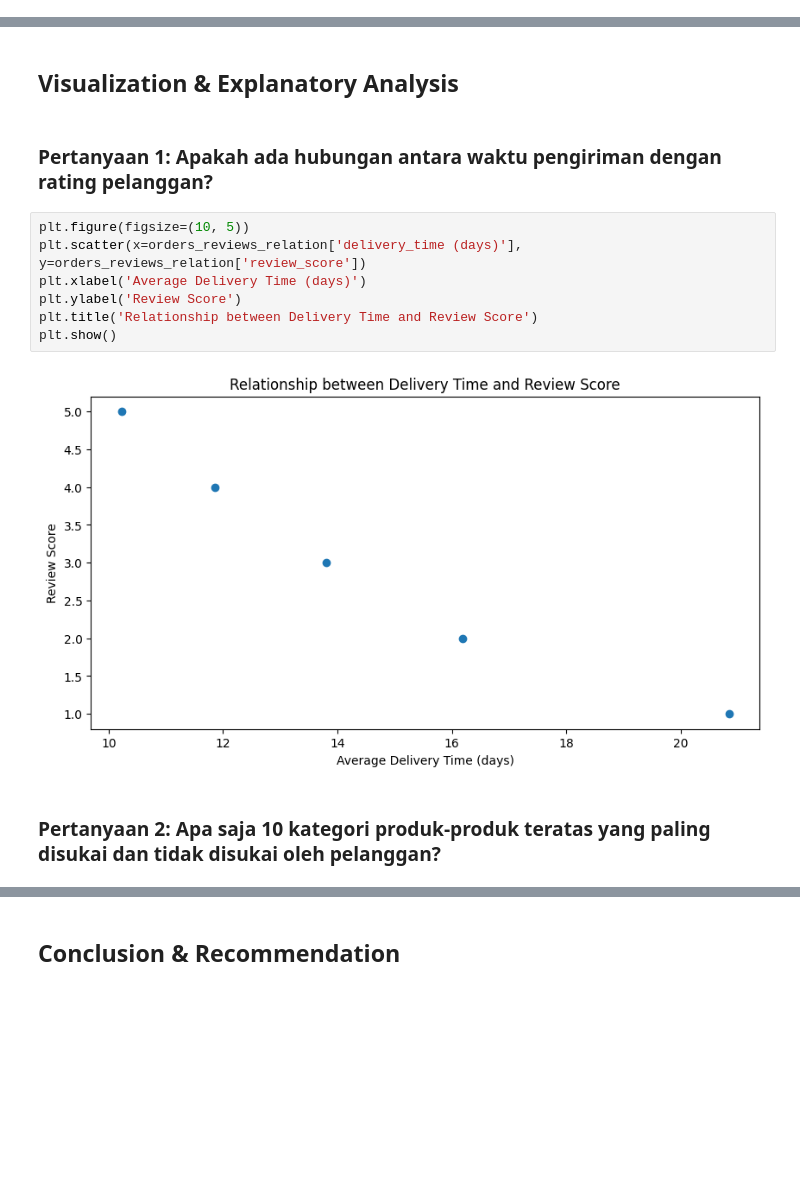
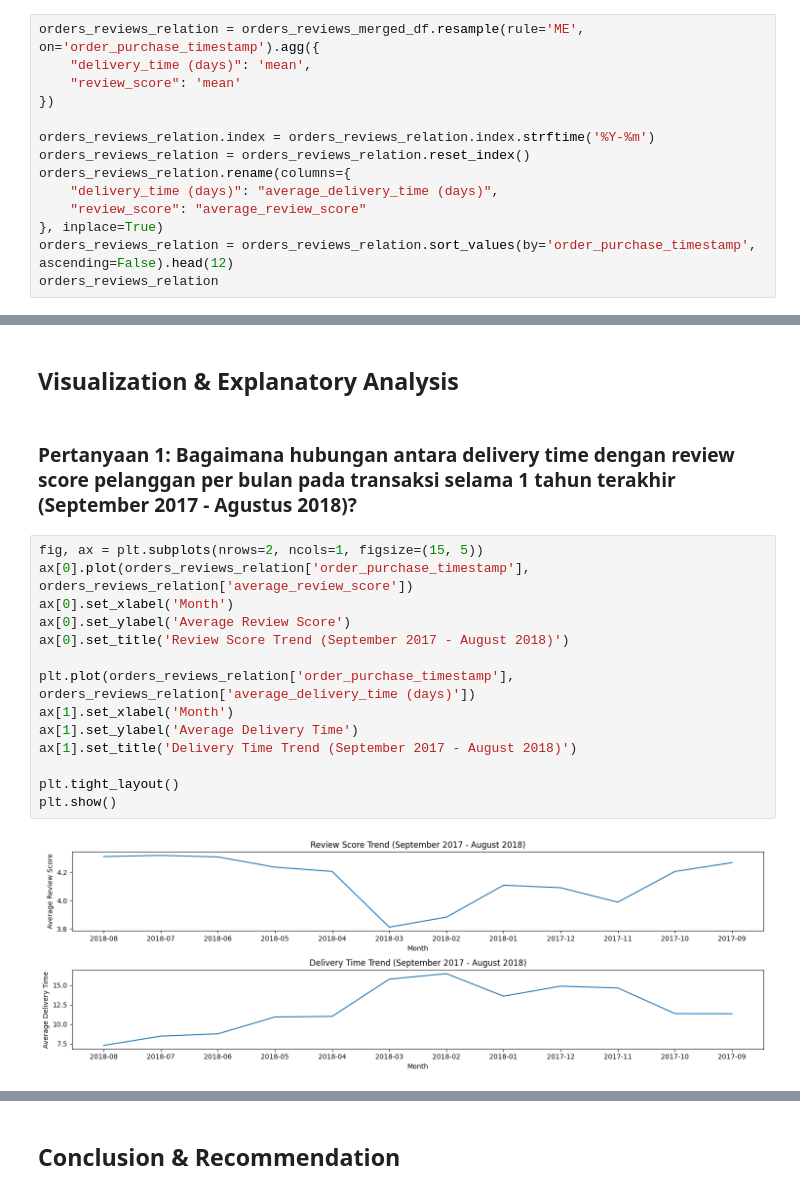
Before and after one commit to f4qihuddin/data_analysis_submission, a Jupyter notebook: Proyek_Analisis_Data.ipynb, the cells around one changed output, grey strips where cells are left out. Saved outputs shown, nothing was run; the diff lists cells and outputs as text; blank space fills up the shorter version.

```diff
--- a/Proyek_Analisis_Data.ipynb
+++ b/Proyek_Analisis_Data.ipynb
@@ -497,0 +441,14 @@ orders_reviews_relation.head()
+# %%
+orders_reviews_relation = orders_reviews_merged_df.resample(rule='ME', on='order_purchase_timestamp').agg({
+    "delivery_time (days)": 'mean',
+    "review_score": 'mean'
+})
+
+orders_reviews_relation.index = orders_reviews_relation.index.strftime('%Y-%m')
+orders_reviews_relation = orders_reviews_relation.reset_index()
+orders_reviews_relation.rename(columns={
+    "delivery_time (days)": "average_delivery_time (days)",
+    "review_score": "average_review_score"
+}, inplace=True)
+orders_reviews_relation = orders_reviews_relation.sort_values(by='order_purchase_timestamp', ascending=False).head(12)
+orders_reviews_relation
@@ -643,15 +707,20 @@ top10_customer_cities
 # %% [markdown]
 ## Visualization & Explanatory Analysis
-# %% [markdown]
-### Pertanyaan 1: Apakah ada hubungan antara waktu pengiriman dengan rating pelanggan?
-# %%
-plt.figure(figsize=(10, 5))
-plt.scatter(x=orders_reviews_relation['delivery_time (days)'], y=orders_reviews_relation['review_score'])
-plt.xlabel('Average Delivery Time (days)')
-plt.ylabel('Review Score')
-plt.title('Relationship between Delivery Time and Review Score')
-plt.show()
-# %% [output]
-[figure, removed]
-# %% [markdown]
-### Pertanyaan 2: Apa saja 10 kategori produk-produk teratas yang paling disukai dan tidak disukai oleh pelanggan?
+# %% [markdown]
+### Pertanyaan 1: Bagaimana hubungan antara delivery time dengan review score pelanggan per bulan pada transaksi selama 1 tahun terakhir (September 2017 - Agustus 2018)?
+# %%
+fig, ax = plt.subplots(nrows=2, ncols=1, figsize=(15, 5))
+ax[0].plot(orders_reviews_relation['order_purchase_timestamp'], orders_reviews_relation['average_review_score'])
+ax[0].set_xlabel('Month')
+ax[0].set_ylabel('Average Review Score')
+ax[0].set_title('Review Score Trend (September 2017 - August 2018)')
+
+plt.plot(orders_reviews_relation['order_purchase_timestamp'], orders_reviews_relation['average_delivery_time (days)'])
+ax[1].set_xlabel('Month')
+ax[1].set_ylabel('Average Delivery Time')
+ax[1].set_title('Delivery Time Trend (September 2017 - August 2018)')
+
+plt.tight_layout()
+plt.show()
+# %% [output]
+[figure, added]
```
Also changed, not shown: parts of 54 cells of this notebook, 15 other files.
